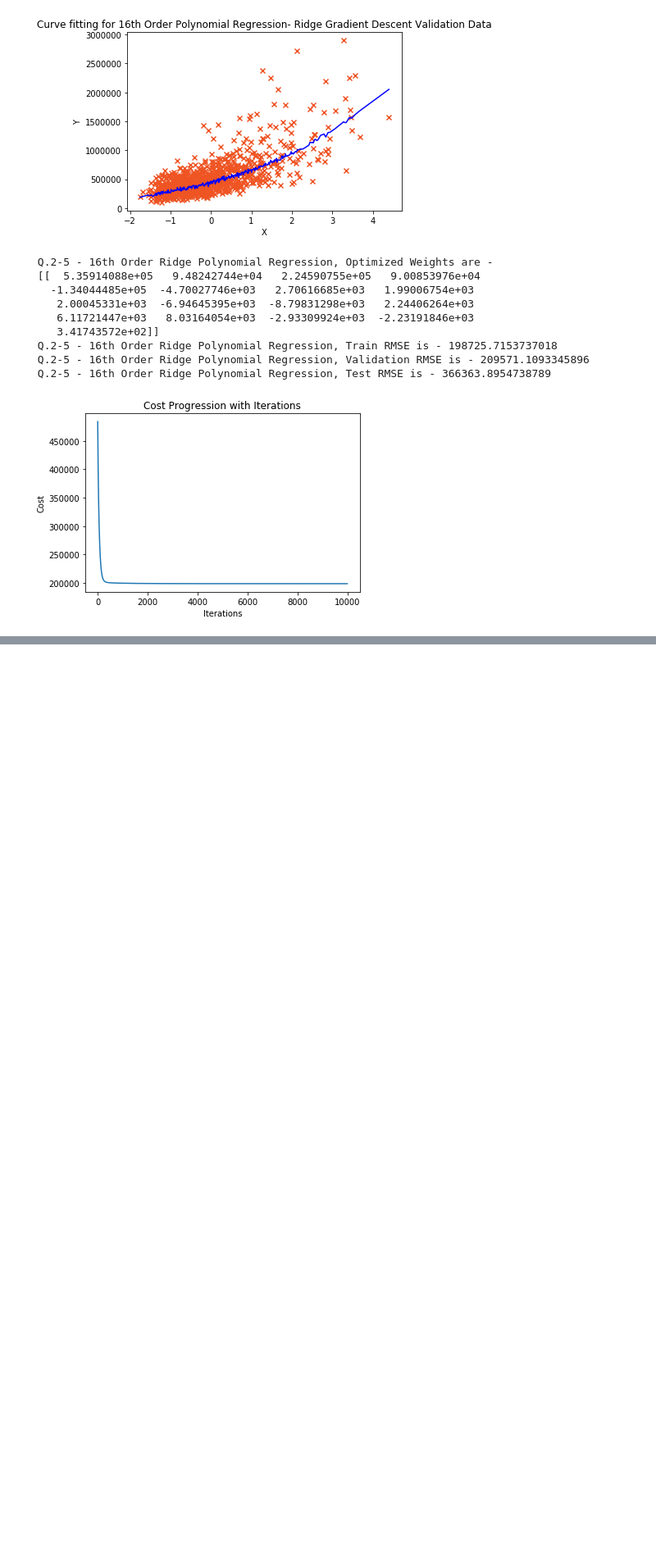
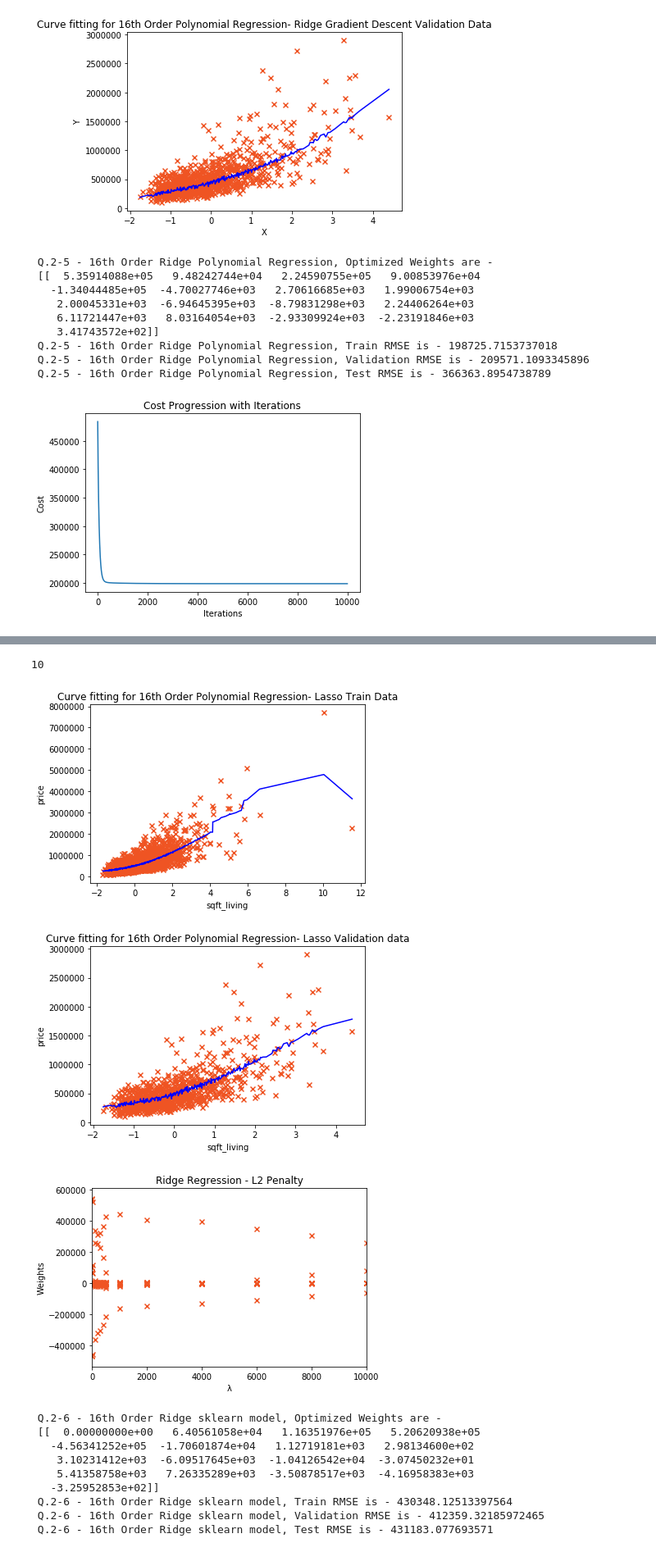
Before and after one commit to MeenakshiParyani/Polynomial-Regression, a Jupyter notebook: Polynomial-Regression.ipynb, the cells around one changed output, grey strips where cells are left out. Shown: that part at 82% size. Cells and saved outputs as stored; diff of their text form; code cells hidden in the pictures; blank space fills up the shorter version.

```diff
--- a/Polynomial-Regression.ipynb
+++ b/Polynomial-Regression.ipynb
@@ -579,0 +538,47 @@ print(" Q.2-6 - 16th Order Ridge sklearn model, " + colored('Test RMSE is - ' +
+# %%
+# 2-7 16th Order Polynomial Regression scikit-learn Lasso model
+
+df = data2;
+X_train, X_val, X_test, y_train, y_val, y_test = split_data_test_train_val(df[['sqft_living']], df[['price']])
+
+lamdas = [10000, 8000, 6000, 4000, 2000, 1000, 500, 400, 300, 200, 100, 10, 1, 0.1 ]
+betas = []
+scores = pd.DataFrame(columns=['lamda','rmse_diff', 'weights'])
+i=0
+for l in lamdas:
+    XTrain, YTrain, betaTrain, rmseTrain = sklearn_lasso_polynomial_regression(pd.concat([X_train, y_train], axis=1), 16, 'sqft_living', 'price', True, l, False, '')
+    betas.append(betaTrain)
+    XVal, YVal, betaVal, rmseVal = sklearn_lasso_polynomial_regression(pd.concat([X_val, y_val], axis=1), 16, 'sqft_living', 'price', True, l, False, '')
+    if(l <=100):
+        scores.loc[i] = pd.Series({'lamda':l, 'rmse_diff':abs(rmseTrain-rmseVal), 'weights' : betaTrain})
+        i=i+1
+least_rmse_comb = scores['rmse_diff'].idxmin()
+lam = scores.iloc[[least_rmse_comb]]['lamda'][least_rmse_comb]
+print(lam)
+print(scores)
+XTrain, YTrain, betaTrain, rmseTrain = sklearn_lasso_polynomial_regression(pd.concat([X_train, y_train], axis=1),
+                                                    16, 'sqft_living', 'price', True, lam, True, ' Train Data')
+XVal, YVal, betaVal, rmseVal = sklearn_lasso_polynomial_regression(pd.concat([X_val, y_val], axis=1),
+                                                    16, 'sqft_living', 'price', True, lam, True, ' Validation data')
+plotWeightsWithL2Penalty(lamdas, betas)
+
+
+rmseTest = get_rmse2(np.matrix(XTrain), np.matrix(YTrain), betaTrain.T, lam)
+print(" Q.2-6 - 16th Order Ridge sklearn model, Optimized Weights are -\n", betaTrain.ravel())
+print(" Q.2-6 - 16th Order Ridge sklearn model, " + colored('Train RMSE is - ' + str(rmseTrain), 'green'))
+print(" Q.2-6 - 16th Order Ridge sklearn model, " + colored('Validation RMSE is - ' + str(rmseVal), 'green'))
+print(" Q.2-6 - 16th Order Ridge sklearn model, " + colored('Test RMSE is - ' + str(rmseTest), 'green'))
+# %% [output]
+10
+[figure, added]
+[figure, added]
+[figure, added]
+ Q.2-6 - 16th Order Ridge sklearn model, Optimized Weights are -
+ [[  0.00000000e+00   6.40561058e+04   1.16351976e+05   5.20620938e+05
+   -4.56341252e+05  -1.70601874e+04   1.12719181e+03   2.98134600e+02
+    3.10231412e+03  -6.09517645e+03  -1.04126542e+04  -3.07450232e+01
+    5.41358758e+03   7.26335289e+03  -3.50878517e+03  -4.16958383e+03
+   -3.25952853e+02]]
+ Q.2-6 - 16th Order Ridge sklearn model, Train RMSE is - 430348.12513397564
+ Q.2-6 - 16th Order Ridge sklearn model, Validation RMSE is - 412359.32185972465
+ Q.2-6 - 16th Order Ridge sklearn model, Test RMSE is - 431183.077693571
```
Also changed, not shown: parts of 9 cells of this notebook.
